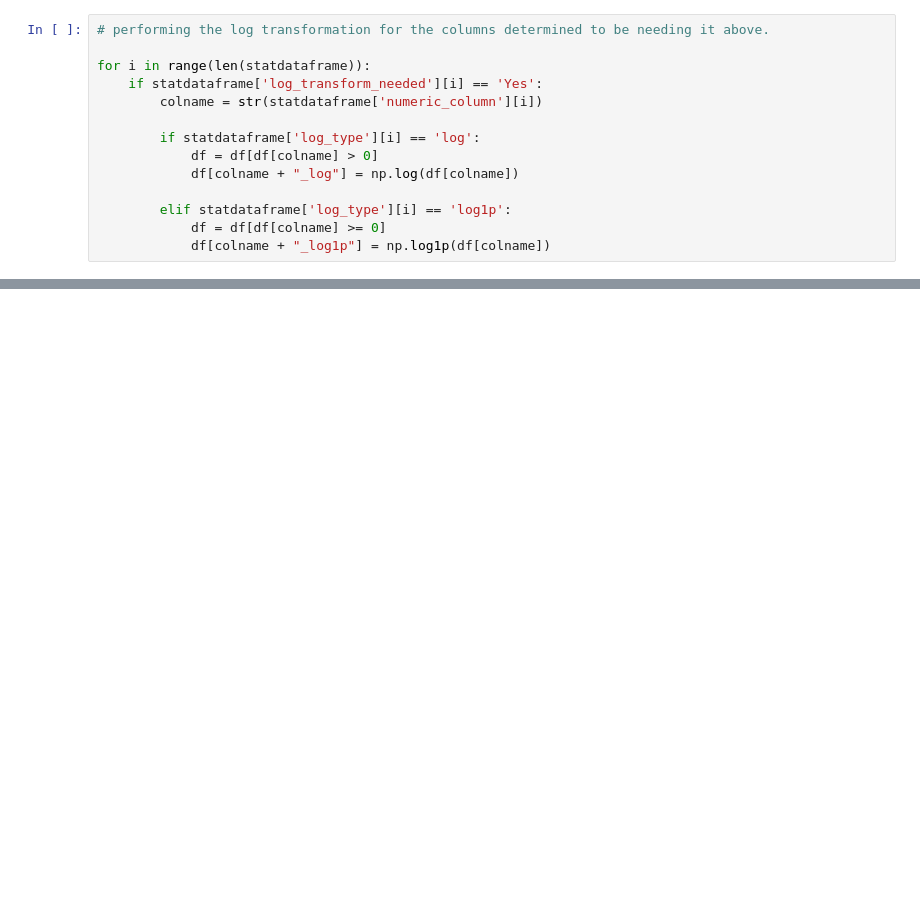
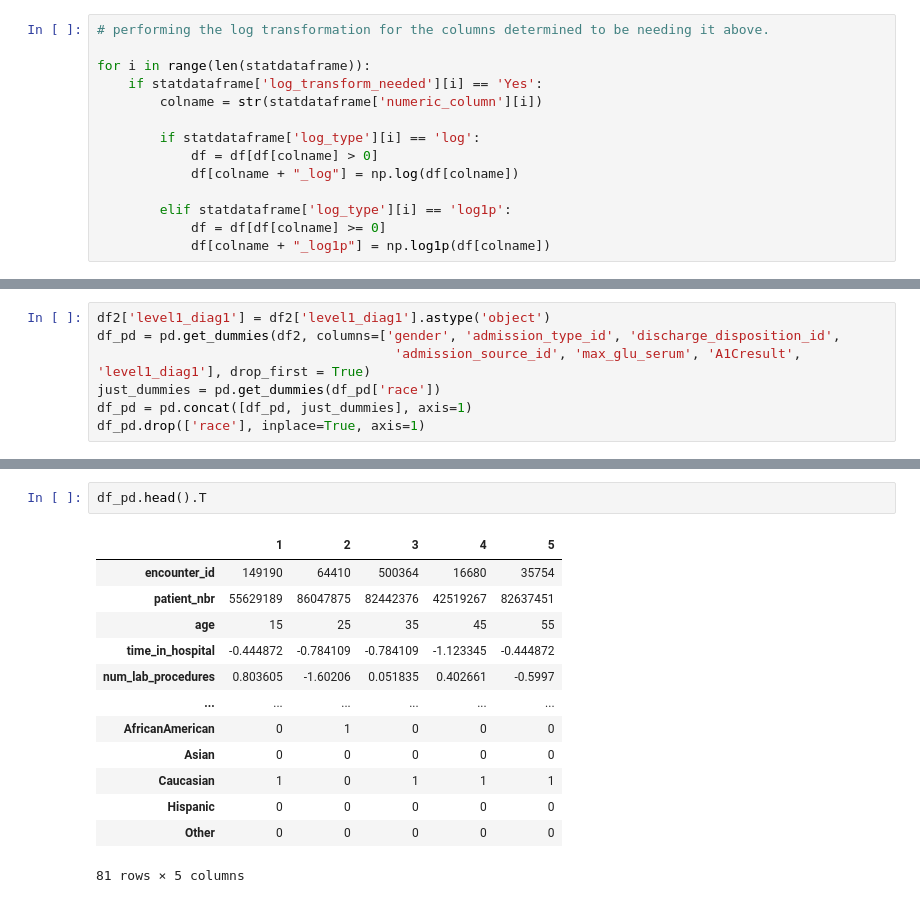
Before and after one commit to Jihyun-Eun/Python-ML-Bio, a Jupyter notebook: Predicting_Hospital_Readmission_with_Diabetes_Dataset.ipynb, the cells around one changed output, grey strips where cells are left out. Drawn from its saved outputs; the diff is of its cells as text; blank space fills up the shorter version.

```diff
--- a/Predicting_Hospital_Readmission_with_Diabetes_Dataset.ipynb
+++ b/Predicting_Hospital_Readmission_with_Diabetes_Dataset.ipynb
@@ -949,0 +1096,7 @@ for i in range(len(statdataframe)):
+# %%
+df2['level1_diag1'] = df2['level1_diag1'].astype('object')
+df_pd = pd.get_dummies(df2, columns=['gender', 'admission_type_id', 'discharge_disposition_id',
+                                      'admission_source_id', 'max_glu_serum', 'A1Cresult', 'level1_diag1'], drop_first = True)
+just_dummies = pd.get_dummies(df_pd['race'])
+df_pd = pd.concat([df_pd, just_dummies], axis=1)
+df_pd.drop(['race'], inplace=True, axis=1)
@@ -949,0 +1169,16 @@ for i in range(len(statdataframe)):
+# %%
+df_pd.head().T
+# %% [output]
+|  | 1 | 2 | 3 | 4 | 5 |
+| encounter_id | 149190 | 64410 | 500364 | 16680 | 35754 |
+| patient_nbr | 55629189 | 86047875 | 82442376 | 42519267 | 82637451 |
+| age | 15 | 25 | 35 | 45 | 55 |
+| time_in_hospital | -0.444872 | -0.784109 | -0.784109 | -1.123345 | -0.444872 |
+| num_lab_procedures | 0.803605 | -1.60206 | 0.051835 | 0.402661 | -0.5997 |
+| ... | ... | ... | ... | ... | ... |
+| AfricanAmerican | 0 | 1 | 0 | 0 | 0 |
+| Asian | 0 | 0 | 0 | 0 | 0 |
+| Caucasian | 1 | 0 | 1 | 1 | 1 |
+| Hispanic | 0 | 0 | 0 | 0 | 0 |
+| Other | 0 | 0 | 0 | 0 | 0 |
+81 rows × 5 columns
```
Also changed, not shown: parts of 23 cells of this notebook.
